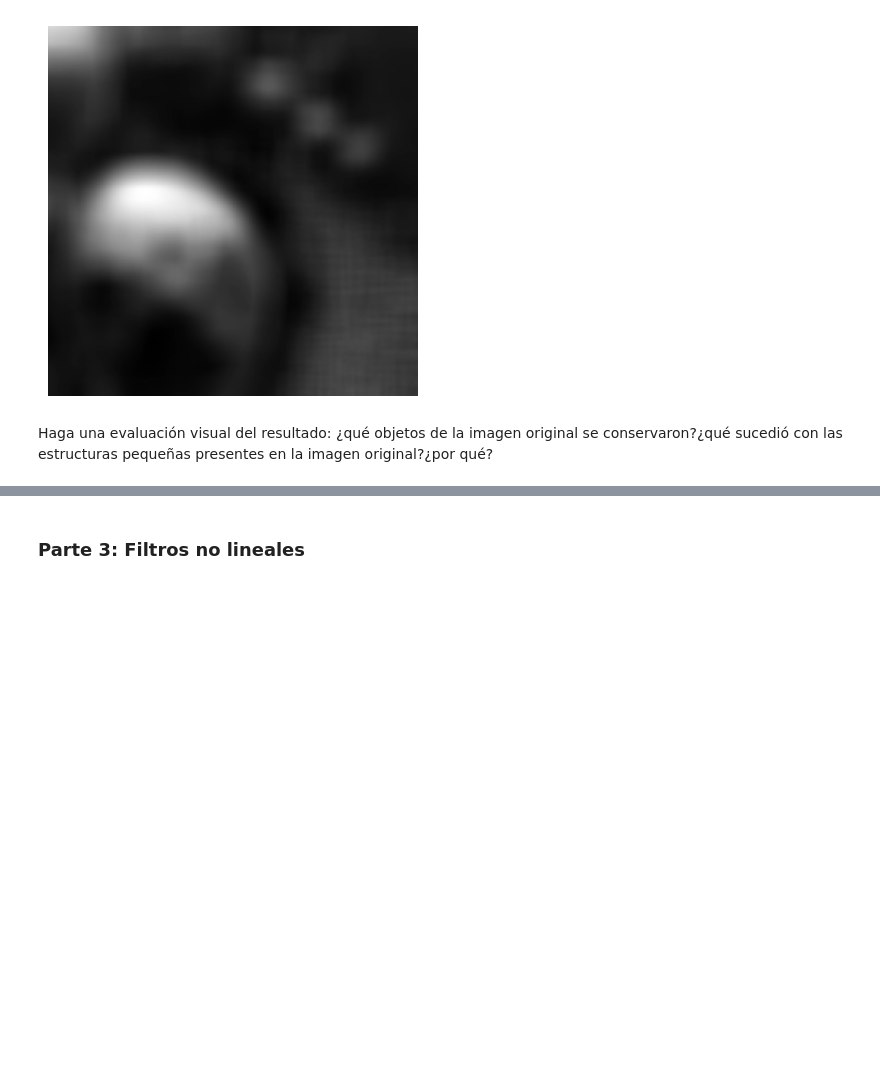
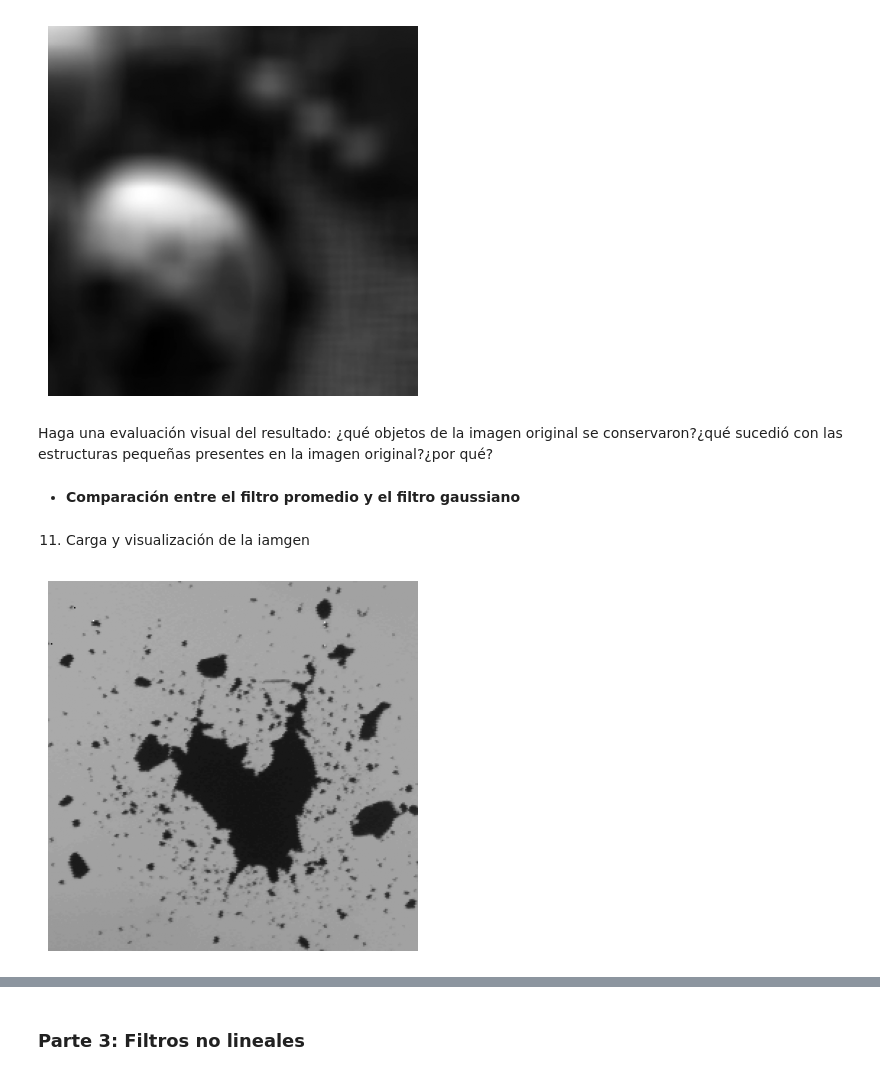
Before and after one commit to Jssoff/Taller_5_I-M, a Jupyter notebook: Briceño_Garay_Taller 5/Taller_5.ipynb, the cells around one changed output, grey strips where cells are left out. Drawn from its saved outputs; the diff is of its cells as text; code cells hidden in the pictures; blank space fills up the shorter version.

```diff
--- a/Briceño_Garay_Taller 5/Taller_5.ipynb
+++ b/Briceño_Garay_Taller 5/Taller_5.ipynb
@@ -121,3 +121,15 @@ plt.show()
 [figure]
 # %% [markdown]
 Haga una evaluación visual del resultado: ¿qué objetos de la imagen original se conservaron?¿qué sucedió con las estructuras pequeñas presentes en la imagen original?¿por qué?
+# %% [markdown]
+- **Comparación entre el filtro promedio y el filtro gaussiano**
+# %% [markdown]
+11. Carga y visualización de la iamgen
+# %%
+path_impact= "IMPACT.png"
+img_impact = cv2.imread(path_impact, cv2.IMREAD_GRAYSCALE)
+plt.imshow(img_impact, cmap="gray")
+plt.axis("off")
+plt.show()
+# %% [output]
+[figure, added]
```
Also changed, not shown: parts of 11 cells of this notebook.
